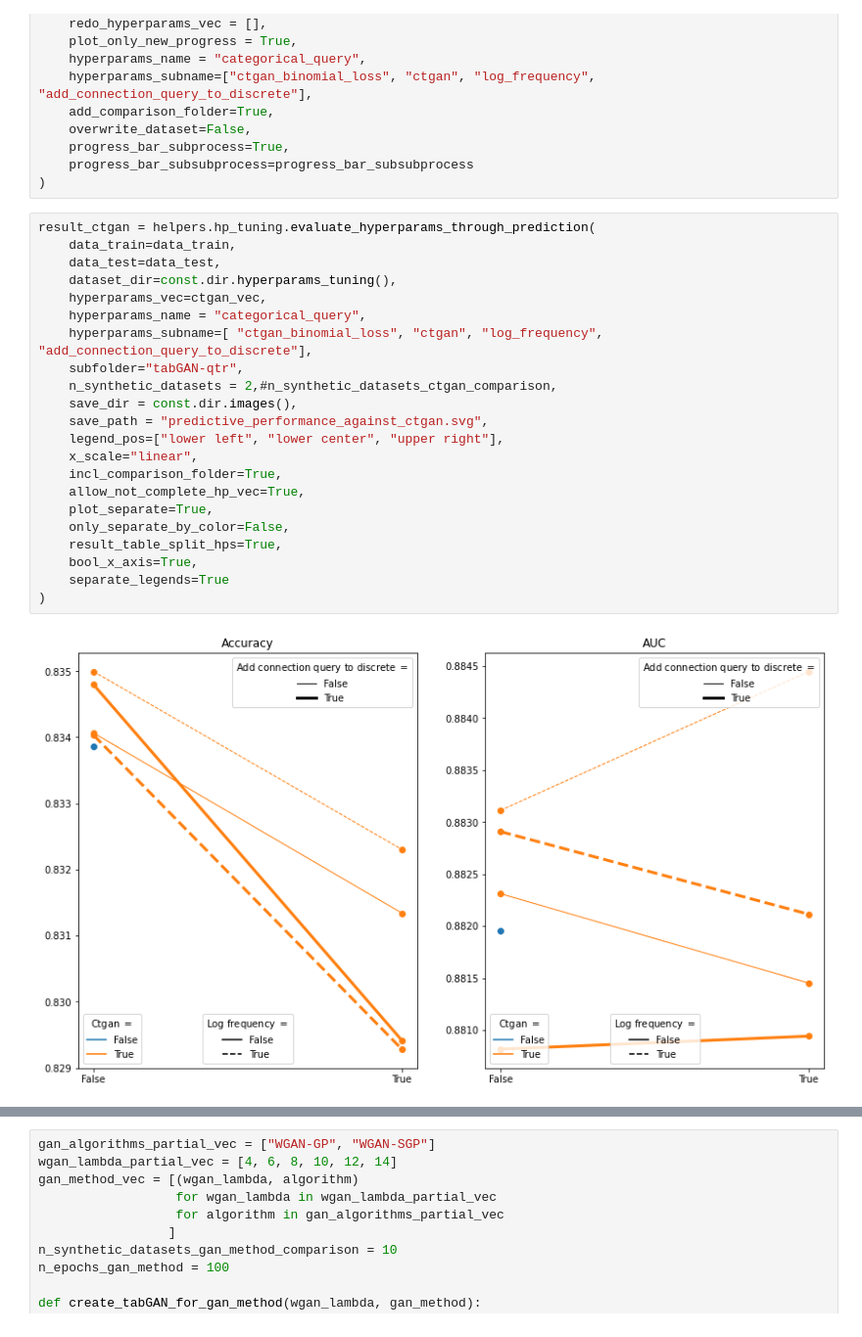
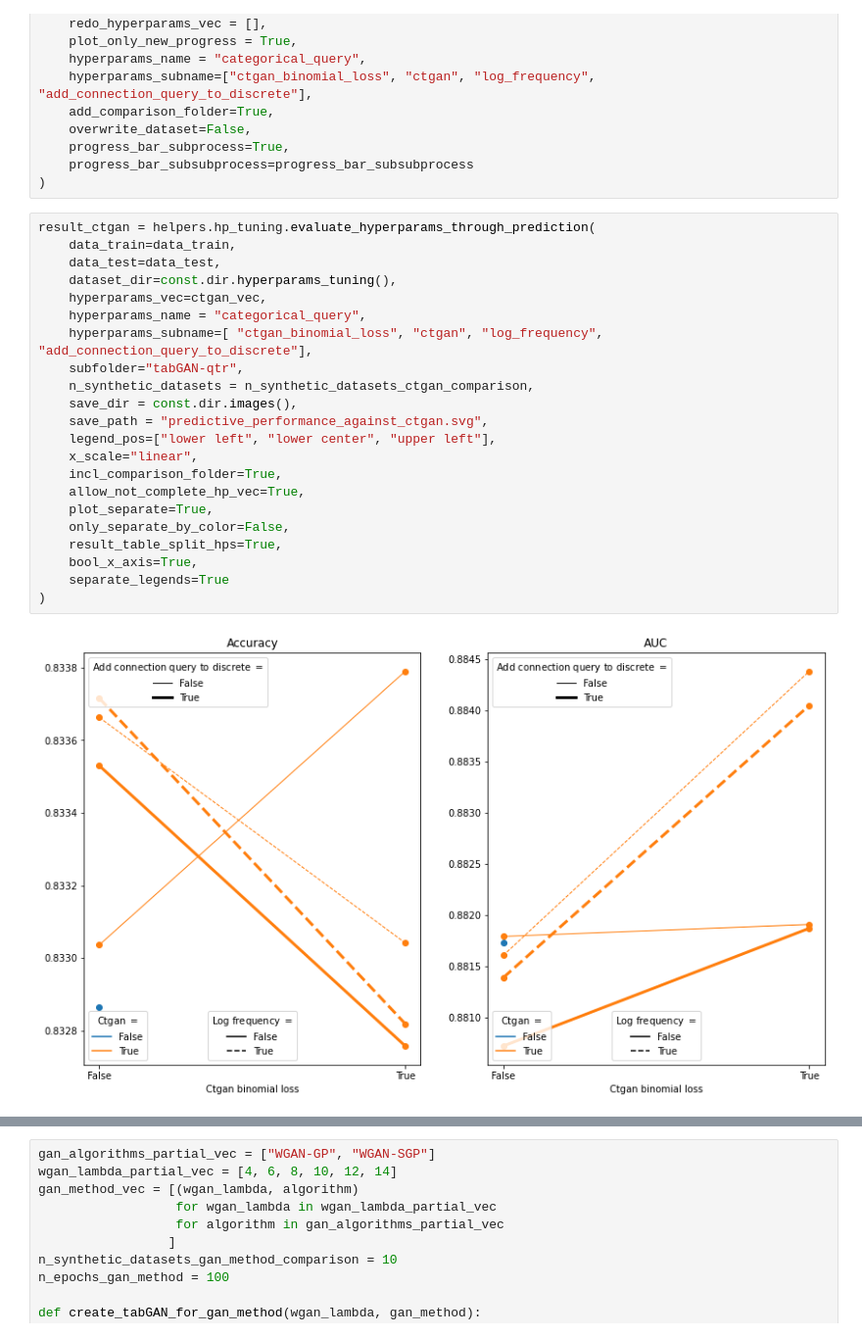
Before and after one commit to ArneRustad/Master-thesis-cf, a Jupyter notebook: scripts/tabGAN_hyperparam_tuning.ipynb, the cells around one changed output, grey strips where cells are left out. Shown at 98% size. Cells and saved outputs as stored; diff of their text form.

```diff
--- a/scripts/tabGAN_hyperparam_tuning.ipynb
+++ b/scripts/tabGAN_hyperparam_tuning.ipynb
@@ -2002,27 +1982,27 @@ helpers.hp_tuning.generate_multiple_datasets_for_multiple_hyperparameters(
 # %%
 result_ctgan = helpers.hp_tuning.evaluate_hyperparams_through_prediction(
     data_train=data_train,
     data_test=data_test,
     dataset_dir=const.dir.hyperparams_tuning(),
     hyperparams_vec=ctgan_vec,
     hyperparams_name = "categorical_query",
     hyperparams_subname=[ "ctgan_binomial_loss", "ctgan", "log_frequency", "add_connection_query_to_discrete"],
     subfolder="tabGAN-qtr",
-    n_synthetic_datasets = 2,#n_synthetic_datasets_ctgan_comparison,
+    n_synthetic_datasets = n_synthetic_datasets_ctgan_comparison,
     save_dir = const.dir.images(),
     save_path = "predictive_performance_against_ctgan.svg",
-    legend_pos=["lower left", "lower center", "upper right"],
+    legend_pos=["lower left", "lower center", "upper left"],
     x_scale="linear",
     incl_comparison_folder=True,
     allow_not_complete_hp_vec=True,
     plot_separate=True,
     only_separate_by_color=False,
     result_table_split_hps=True,
     bool_x_axis=True,
     separate_legends=True
 )
 # %% [output]
-[figure, old version]
+[figure, new version]
 # %%
 result_ctgan
 # %% [output]
```
Also changed, not shown: parts of 10 cells of this notebook, 7 other files.
